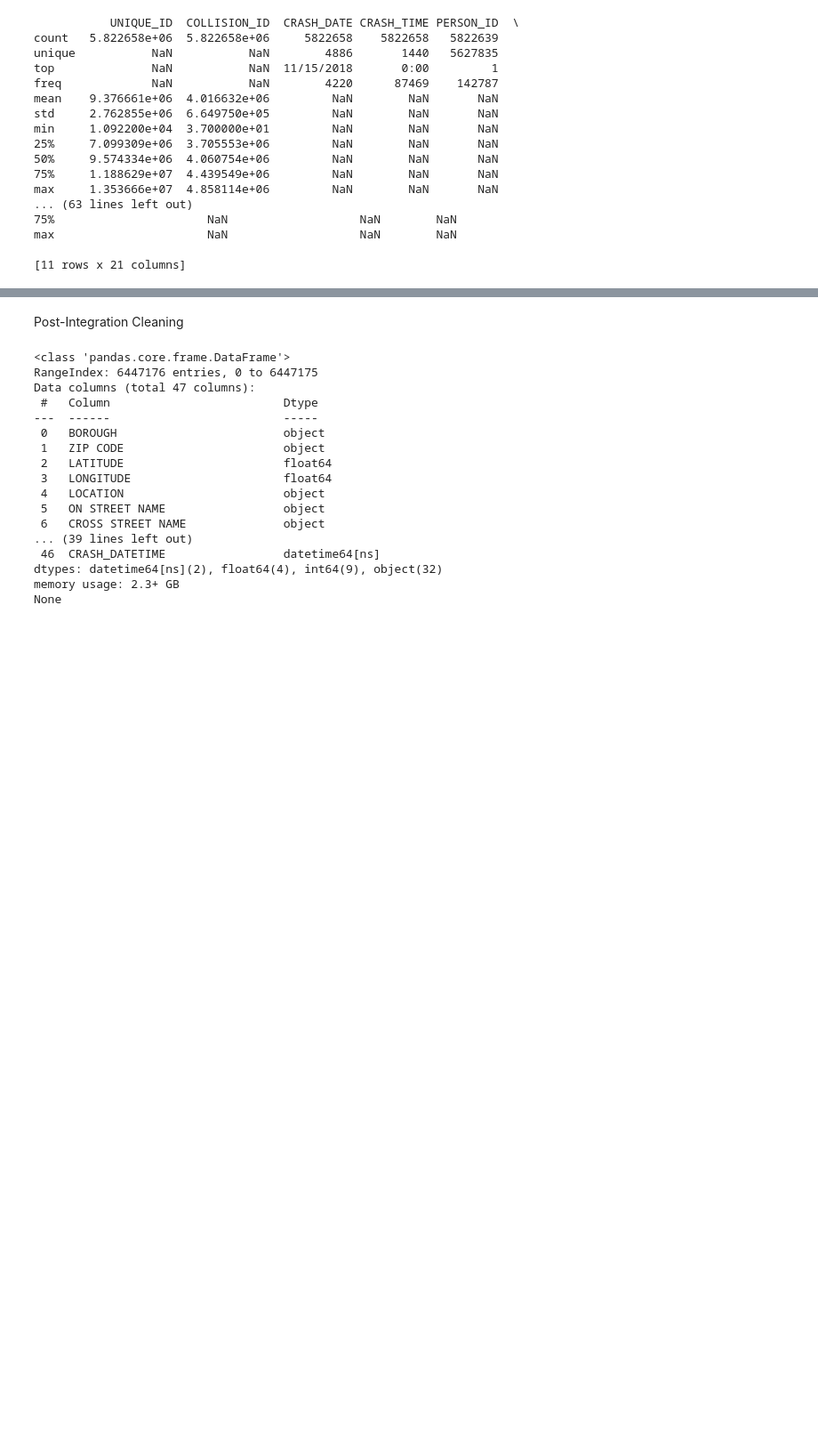
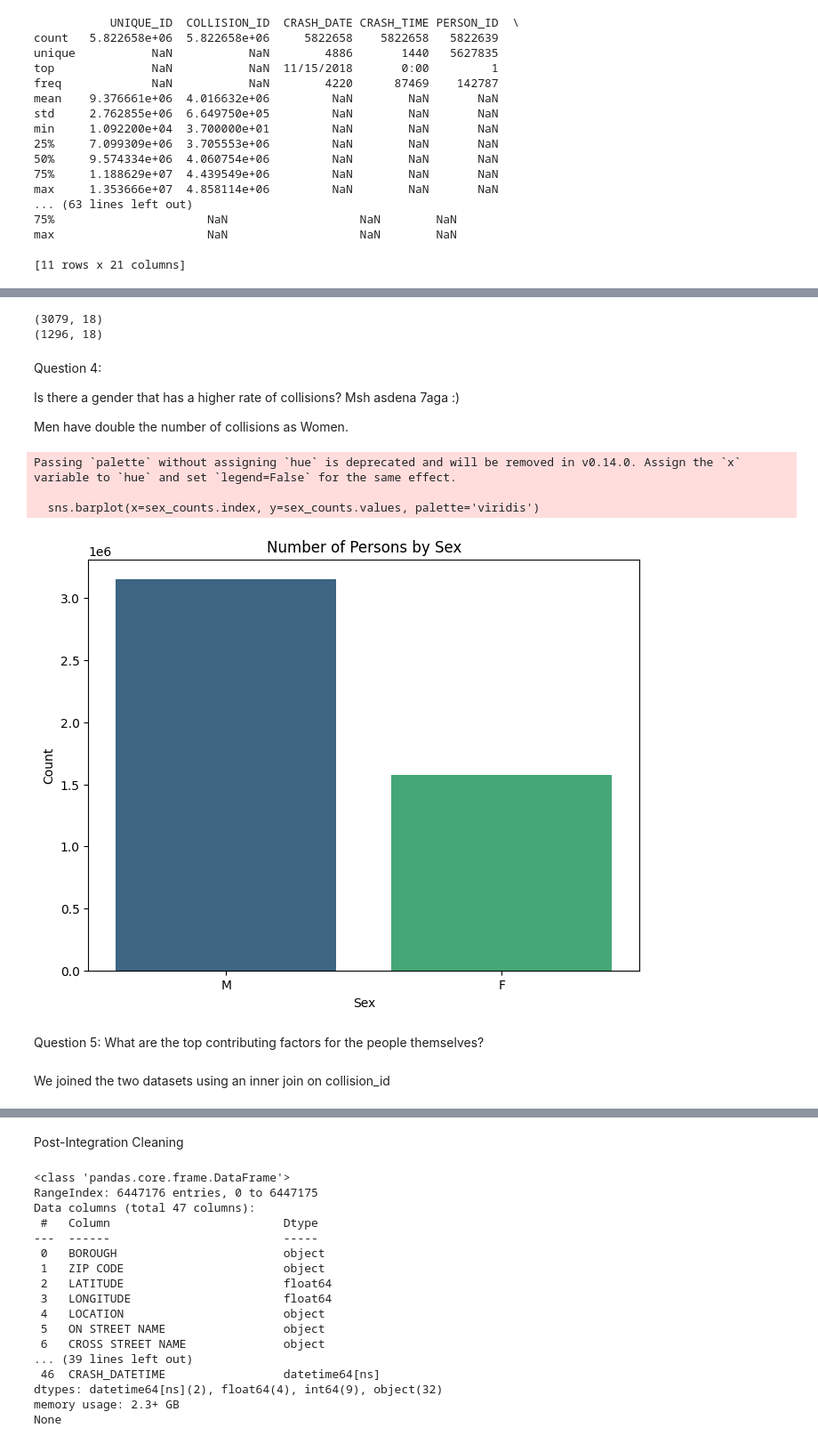
Before and after one commit to AmirBassemAdibAbdou/DataEngineering-Visualization, a Jupyter notebook: ProjectOneData&Vis.ipynb, the cells around one changed output, grey strips where cells are left out. Shown: that part at 89% size. Saved outputs shown, nothing was run; the diff lists cells and outputs as text; code cells hidden in the pictures; blank space fills up the shorter version.

Commit message:
Edited cleaning for persons dataset

```diff
--- a/ProjectOneData&Vis.ipynb
+++ b/ProjectOneData&Vis.ipynb
@@ -932,0 +429,4 @@ Error:
+# %%
+to_drop = ['CRASH_DATE','CRASH_TIME','VEHICLE_ID']
+df_persons_clean = df_persons.drop(to_drop, axis = 1)
+df_persons_clean.info()
@@ -932,0 +493,18 @@ Error:
+# %%
+
+contributing_factors_persons = ['CONTRIBUTING_FACTOR_1', 'CONTRIBUTING_FACTOR_2']
+for col in contributing_factors_persons:
+    df_persons_clean[col] = df_persons_clean[col].fillna('Unspecified')
+
+categorical_cols_to_fill_unknown = [
+    'EJECTION', 'EMOTIONAL_STATUS', 'BODILY_INJURY', 'POSITION_IN_VEHICLE',
+    'SAFETY_EQUIPMENT', 'PED_LOCATION', 'PED_ACTION', 'COMPLAINT', 'PED_ROLE'
+]
+for col in categorical_cols_to_fill_unknown:
+    df_persons_clean[col] = df_persons_clean[col].fillna('Unknown')
+df_persons_clean['PERSON_SEX'] = df_persons_clean['PERSON_SEX'].fillna('U')
+df_persons_clean['PERSON_AGE'] = df_persons_clean['PERSON_AGE'].fillna(df_persons_clean['PERSON_AGE'].median())
+
+df_persons_clean.dropna(subset=['PERSON_ID'], inplace=True)
+
+print(df_persons_clean.isna().sum())
@@ -932,0 +531,35 @@ Error:
+# %%
+# Dropping duplicate rows
+df_persons_clean.drop_duplicates(inplace=True)
+# %%
+# Removing outliers: we assume age should be in the range of 0, 125
+# Checking number of rows that have age greater than 125 or less than 0 then removing them
+print(df_persons_clean[df_persons_clean['PERSON_AGE'] > 125].shape)
+print(df_persons_clean[df_persons_clean['PERSON_AGE'] < 0].shape)
+df_persons_clean = df_persons_clean[df_persons_clean['PERSON_AGE'] <= 125]
+df_persons_clean = df_persons_clean[df_persons_clean['PERSON_AGE'] >= 0]
+# %% [output]
+(3079, 18)
+(1296, 18)
+# %% [markdown]
+Question 4:
+
+Is there a gender that has a higher rate of collisions? Msh asdena 7aga :)
+
+Men have double the number of collisions as Women.
+# %%
+# Plot bar chart for sex without 'U'
+sex_counts = df_persons_clean[df_persons_clean['PERSON_SEX'] != 'U']['PERSON_SEX'].value_counts()
+plt.figure(figsize=(8, 6))
+sns.barplot(x=sex_counts.index, y=sex_counts.values, palette='viridis')
+plt.title('Number of Persons by Sex')
+plt.xlabel('Sex')
+plt.ylabel('Count')
+plt.show()
+# %% [output]
+Passing `palette` without assigning `hue` is deprecated and will be removed in v0.14.0. Assign the `x` variable to `hue` and set `legend=False` for the same effect.
+
+  sns.barplot(x=sex_counts.index, y=sex_counts.values, palette='viridis')
+[figure, added]
+# %% [markdown]
+Question 5: What are the top contributing factors for the people themselves?
@@ -932,0 +581,2 @@ Error:
+# %% [markdown]
+We joined the two datasets using an inner join on collision_id
```
Also changed, not shown: parts of 42 cells of this notebook.
